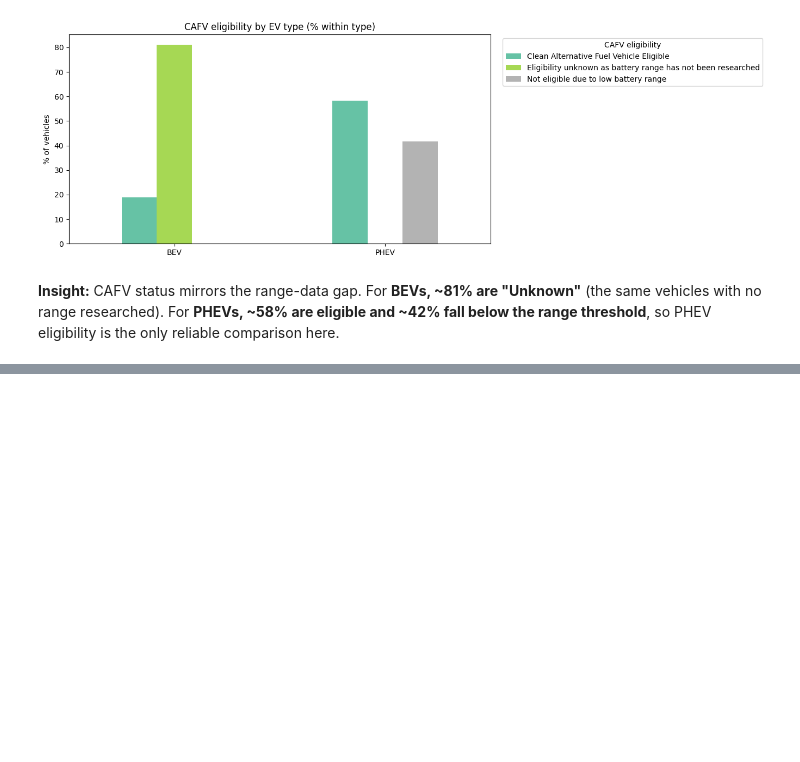
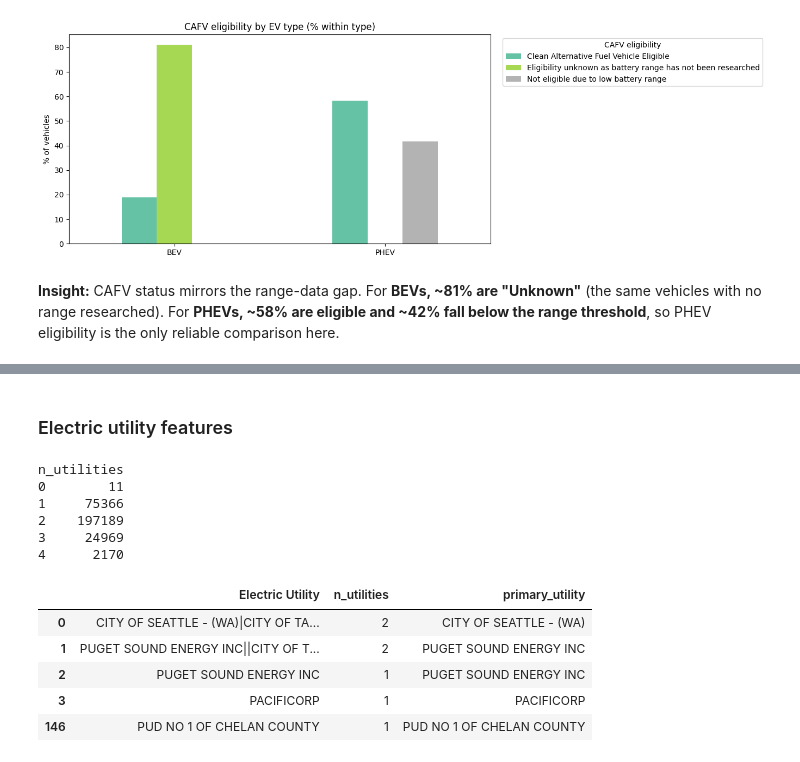
Before and after one commit to purujit-dev/Data_Analysis_Project, a Jupyter notebook: data_analysis.ipynb, the cells around one changed output, grey strips where cells are left out. Drawn from its saved outputs; the diff is of its cells as text; code cells hidden in the pictures; blank space fills up the shorter version.

```diff
--- a/data_analysis.ipynb
+++ b/data_analysis.ipynb
@@ -522,0 +583,26 @@ ct.round(1)
+# %% [markdown]
+###  Electric utility features
+# %%
+utility_lists = (
+    df["Electric Utility"].fillna("")
+      .str.split("|", regex=False)
+      .apply(lambda parts: [p.strip() for p in parts if p.strip()])
+)
+df["n_utilities"] = utility_lists.str.len()
+df["primary_utility"] = utility_lists.str[0].fillna("Unknown")
+
+print(df["n_utilities"].value_counts().sort_index().to_string())
+df[["Electric Utility", "n_utilities", "primary_utility"]].drop_duplicates("Electric Utility").head(5)
+# %% [output]
+n_utilities
+0        11
+1     75366
+2    197189
+3     24969
+4      2170
+|  | Electric Utility | n_utilities | primary_utility |
+| 0 | CITY OF SEATTLE - (WA)|CITY OF TA... | 2 | CITY OF SEATTLE - (WA) |
+| 1 | PUGET SOUND ENERGY INC||CITY OF T... | 2 | PUGET SOUND ENERGY INC |
+| 2 | PUGET SOUND ENERGY INC | 1 | PUGET SOUND ENERGY INC |
+| 3 | PACIFICORP | 1 | PACIFICORP |
+| 146 | PUD NO 1 OF CHELAN COUNTY | 1 | PUD NO 1 OF CHELAN COUNTY |
```
Also changed, not shown: parts of 7 cells of this notebook.
